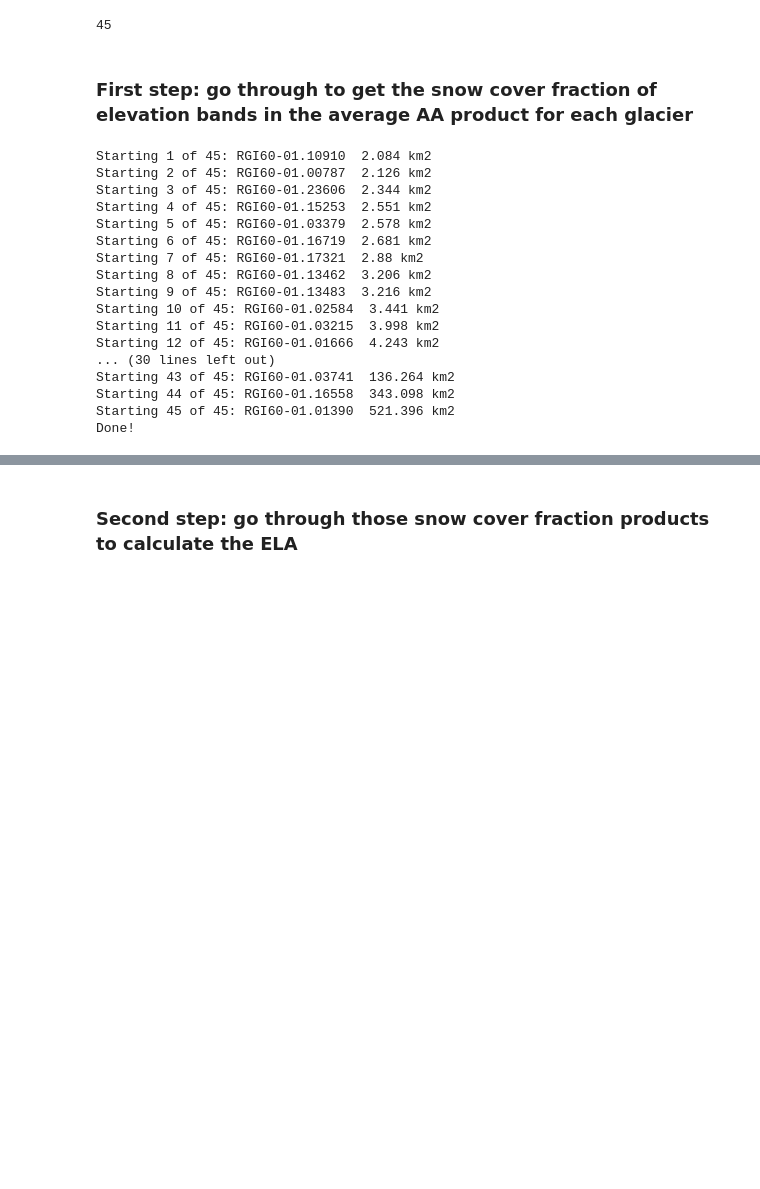
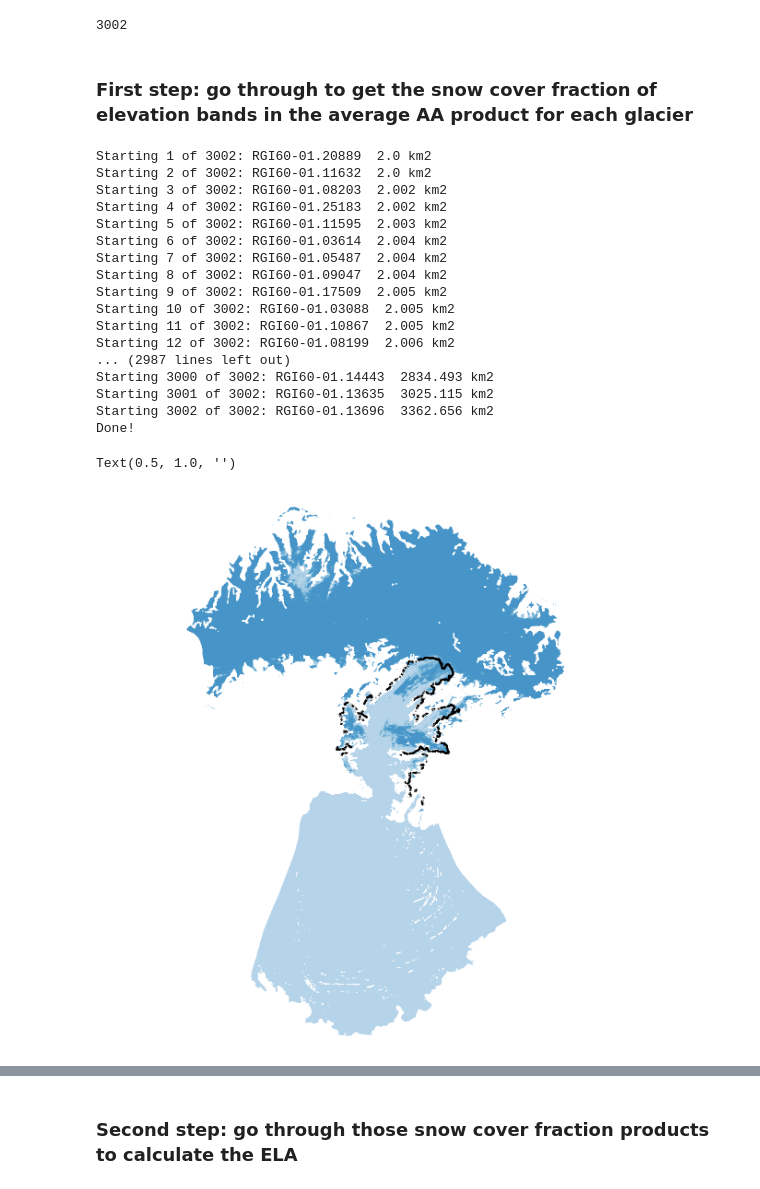
Before and after one commit to lucas-zeller/Glacier-Snow-Lines, a Jupyter notebook: processing workflow/10_get_ELAs_from_average_maps.ipynb, the cells around one changed output, grey strips where cells are left out. Cells and saved outputs as stored; diff of their text form; code cells hidden in the pictures; blank space fills up the shorter version.

```diff
--- a/processing workflow/10_get_ELAs_from_average_maps.ipynb
+++ b/processing workflow/10_get_ELAs_from_average_maps.ipynb
@@ -32,7 +32,7 @@ path_rgi = os.path.join(folder_AGVA, 'RGI', "rgi_2km_o3regions", "rgi_2km_o3regi
 rgi_gdf = gpd.read_file(path_rgi, drop='geometry')
 # %%
 ### choose if you want to do only the 45 validation glaciers
-validation_only = 1
+validation_only = 0
 
 # open list of validation glaciers
 all_validation_df = pd.read_csv(os.path.join(folder_AGVA, 'Validation', 'Validation Glaciers.csv'))
@@ -62,7 +62,7 @@ print(len(rgis_to_analyze_df))
 # print(rgis_to_analyze[:10])
 # print(rgis_to_analyze_df[:10])
 # %% [output]
-45
+3002
 # %% [markdown]
 ### First step: go through to get the snow cover fraction of elevation bands in the average AA product for each glacier
 # %%
@@ -71,14 +71,16 @@ for i in range(len(rgis_to_analyze)):
     # subset rgi to single outline, by choosing rgiid or rgi name
     rgiid = rgis_to_analyze[i]
 
+#     if rgiid!="RGI60-01.09162": continue
+
     # check if we've already run this glacier. if so, skip
     temp_path = os.path.join(folder_save, 'Average AAs', 'Band SCFs', f"{rgiid}.csv")
-    if os.path.exists(temp_path):
-        continue
+#     if os.path.exists(temp_path):
+#         continue
 
     # quickly grab glacier area
     ga = rgi_gdf[rgi_gdf['RGIId']==rgiid]['Area'].values[0]
-
+#     if ga<3300: continue
     # print progress
     print(f"Starting {i+1} of {len(rgis_to_analyze)}: {rgiid}  {ga} km2")
 
@@ -88,9 +90,11 @@ for i in range(len(rgis_to_analyze)):
 
     # define the coarsen scale
     if ga>1000:
-        scale=5
+        scale=1
     elif ga>500:
-        scale=3
+        scale=1
+    else:
+        scale=1
 
     # open glacier mask
     glacier_mask = xr.open_dataset(os.path.join(folder_mask, f"S2_{rgiid}_mask.nc"), chunks='auto').glacier
@@ -100,6 +104,7 @@ for i in range(len(rgis_to_analyze)):
 
     # open the average AA map
     path_open = os.path.join(folder_save, 'Average AAs', f"S2_{rgiid}_2018_2022_average_AA_final.tif")
+#     path_open = os.path.join(folder_save, 'Average AAs', f"S2_{rgiid}_2018_2022_average_AA.tif")
     snow = riox.open_rasterio(path_open)
 #     snow = xr.open_dataset(path_open)["accumulation_area"]#.rename({'band':'time'})
 
@@ -142,20 +147,41 @@ for i in range(len(rgis_to_analyze)):
 
 print('Done!')
 # %% [output]
-Starting 1 of 45: RGI60-01.10910  2.084 km2
-Starting 2 of 45: RGI60-01.00787  2.126 km2
-Starting 3 of 45: RGI60-01.23606  2.344 km2
-Starting 4 of 45: RGI60-01.15253  2.551 km2
-Starting 5 of 45: RGI60-01.03379  2.578 km2
-Starting 6 of 45: RGI60-01.16719  2.681 km2
-Starting 7 of 45: RGI60-01.17321  2.88 km2
-Starting 8 of 45: RGI60-01.13462  3.206 km2
-Starting 9 of 45: RGI60-01.13483  3.216 km2
-Starting 10 of 45: RGI60-01.02584  3.441 km2
-Starting 11 of 45: RGI60-01.03215  3.998 km2
-Starting 12 of 45: RGI60-01.01666  4.243 km2
-... (30 lines left out)
-Starting 43 of 45: RGI60-01.03741  136.264 km2
-Starting 44 of 45: RGI60-01.16558  343.098 km2
-Starting 45 of 45: RGI60-01.01390  521.396 km2
+Starting 1 of 3002: RGI60-01.20889  2.0 km2
+Starting 2 of 3002: RGI60-01.11632  2.0 km2
+Starting 3 of 3002: RGI60-01.08203  2.002 km2
+Starting 4 of 3002: RGI60-01.25183  2.002 km2
+Starting 5 of 3002: RGI60-01.11595  2.003 km2
+Starting 6 of 3002: RGI60-01.03614  2.004 km2
+Starting 7 of 3002: RGI60-01.05487  2.004 km2
+Starting 8 of 3002: RGI60-01.09047  2.004 km2
+Starting 9 of 3002: RGI60-01.17509  2.005 km2
+Starting 10 of 3002: RGI60-01.03088  2.005 km2
+Starting 11 of 3002: RGI60-01.10867  2.005 km2
+Starting 12 of 3002: RGI60-01.08199  2.006 km2
+... (2987 lines left out)
+Starting 3000 of 3002: RGI60-01.14443  2834.493 km2
+Starting 3001 of 3002: RGI60-01.13635  3025.115 km2
+Starting 3002 of 3002: RGI60-01.13696  3362.656 km2
 Done!
+# %%
+dem = xr_dem.astype(float)
+dem = dem.where(dem>0, np.nan)
+
+snow_plot = snow.astype(float)
+snow_plot = snow_plot.where(snow_plot>0, np.nan)
+
+fig,axs=plt.subplots(figsize=(5,5), dpi=300)
+axs.axis('equal')
+# dem.plot(ax=axs, cmap='terrain')
+
+axs.imshow(snow.values[0], cmap='Blues', vmin=-1, vmax=2.3, zorder=1)
+axs.contour(dem.values[0], levels=[1460], zorder=3, colors='black', linewidths=1)
+# snow.plot(ax=axs, zorder=10, cmap='Blues', vmin=-1, vmax=1, add_colorbar=False)
+
+axs.axis('off')
+axs.set_title("")
+# plt.savefig('wolverineela.png', transparent=True)
+# %% [output]
+Text(0.5, 1.0, '')
+[figure, added]
```
Also changed, not shown: parts of 4 cells of this notebook, 45 other files.
